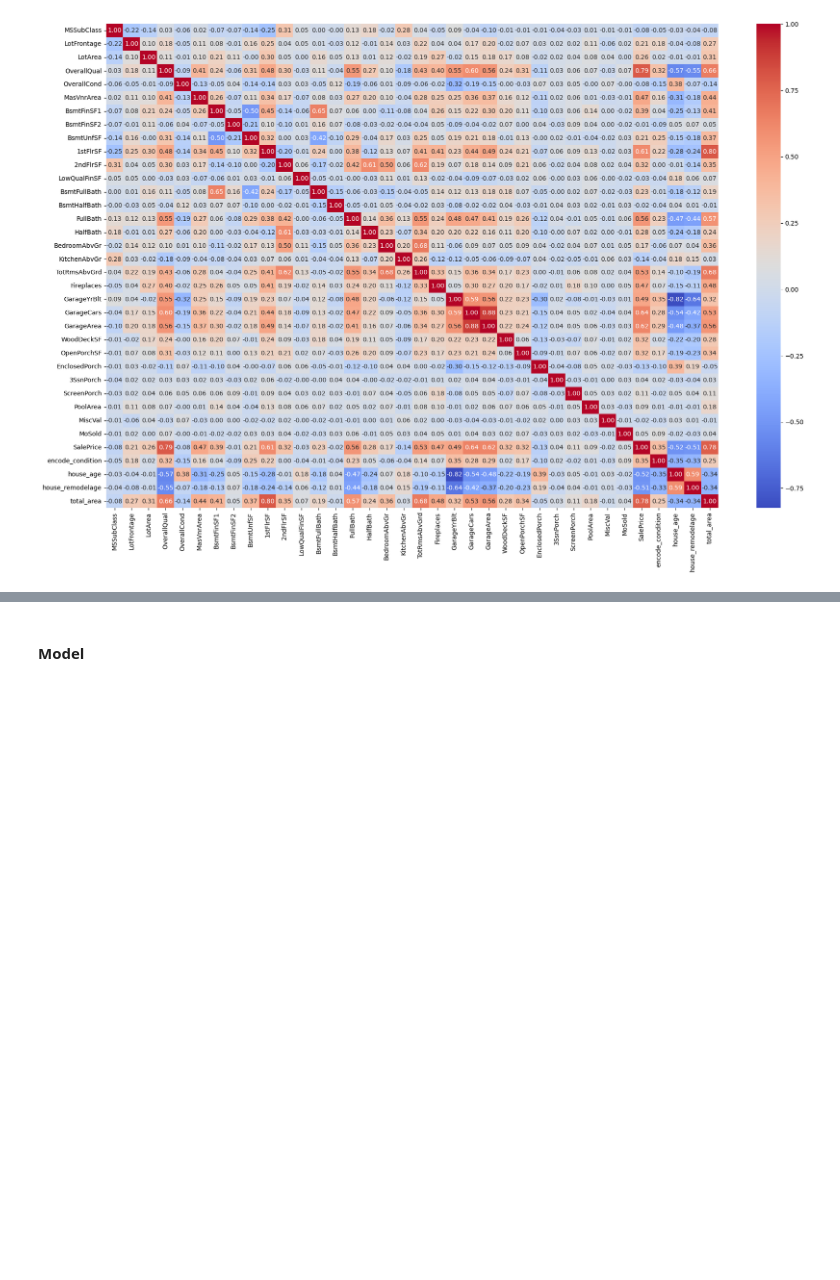
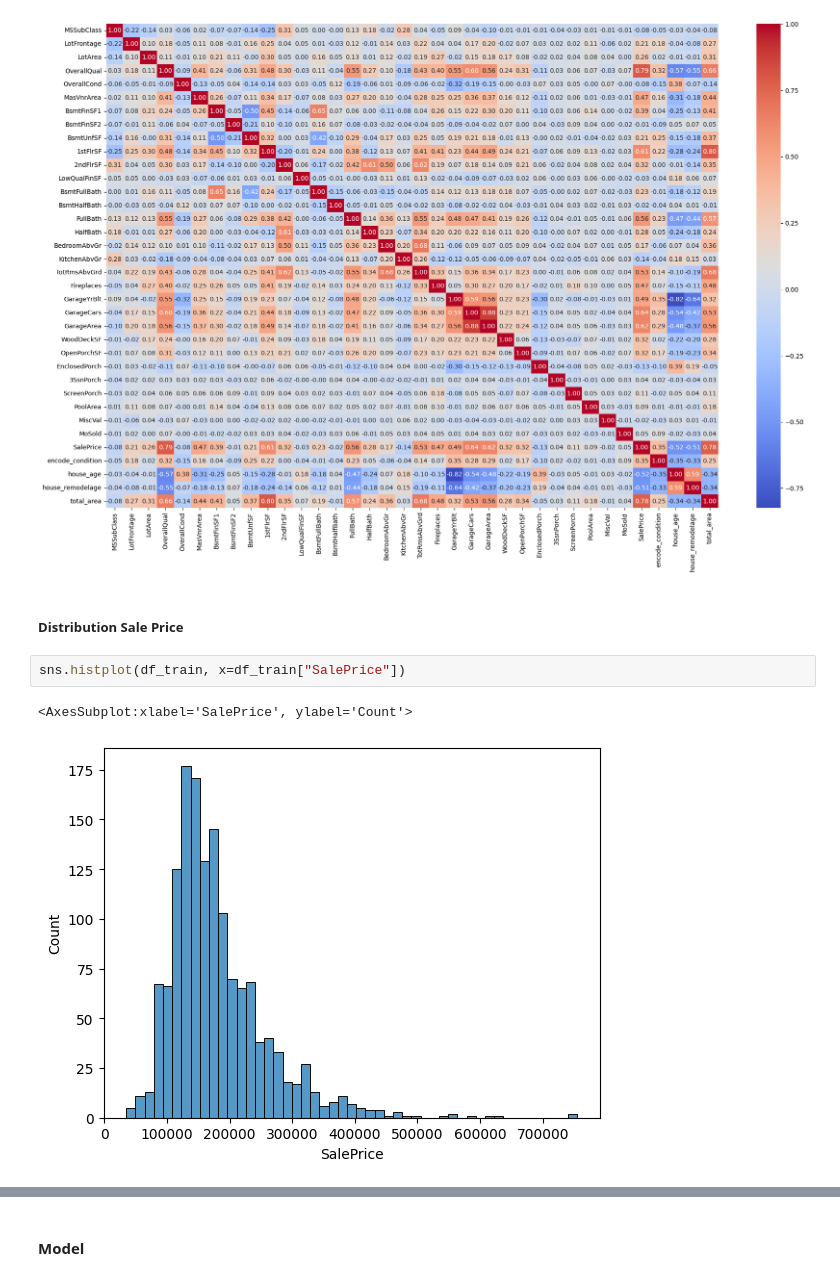
Before and after one commit to felipedds/kaggle, a Jupyter notebook: house-prices-advanced-regression-techniques/main.ipynb, the cells around one changed output, grey strips where cells are left out. Drawn from its saved outputs; the diff is of its cells as text; blank space fills up the shorter version.

```diff
--- a/house-prices-advanced-regression-techniques/main.ipynb
+++ b/house-prices-advanced-regression-techniques/main.ipynb
@@ -245,3 +247,10 @@ sns.heatmap(df_train.corr(), annot=True, cmap="coolwarm", fmt=".2f")
 plt.show()
 # %% [output]
 [figure]
+# %% [markdown]
+##### Distribution Sale Price
+# %%
+sns.histplot(df_train, x=df_train["SalePrice"])
+# %% [output]
+<AxesSubplot:xlabel='SalePrice', ylabel='Count'>
+[figure, added]
```
Also changed, not shown: parts of 4 cells of this notebook.
